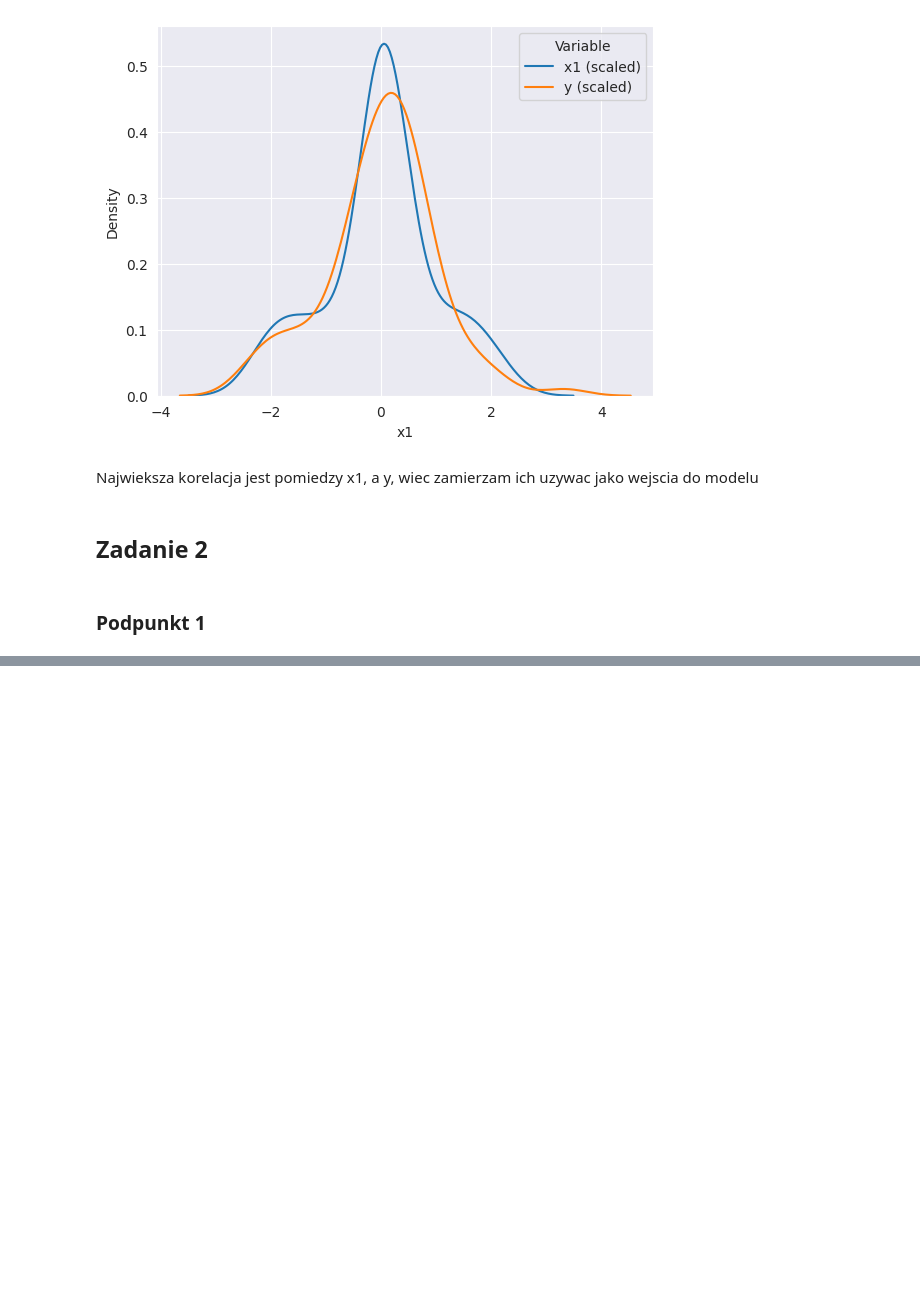
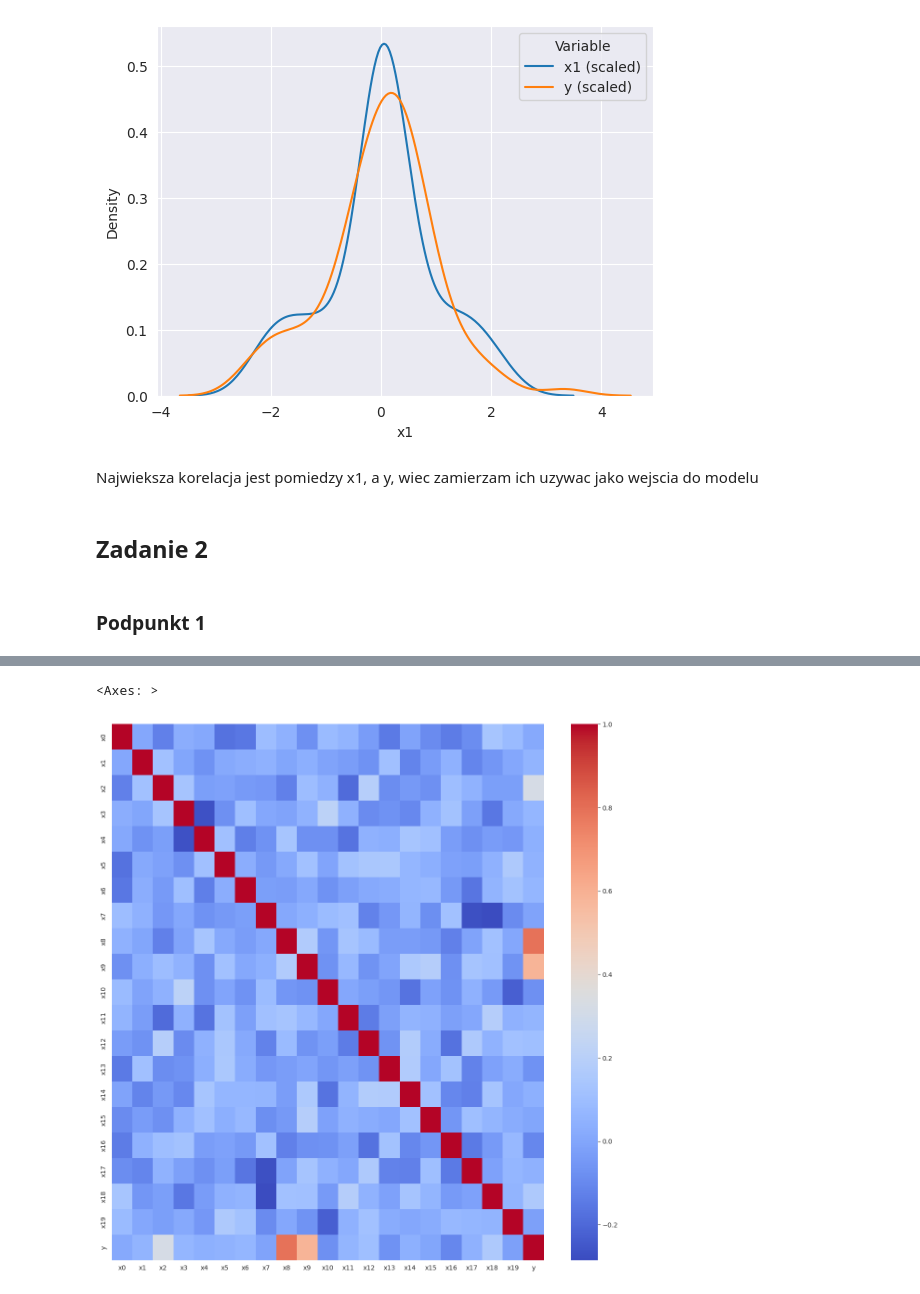
Before and after one commit to rektyyy/Artificial-Intelligence, a Jupyter notebook: ML/exercises/2/Assignment_2.ipynb, the cells around one changed output, grey strips where cells are left out. Drawn from its saved outputs; the diff is of its cells as text; code cells hidden in the pictures; blank space fills up the shorter version.

```diff
--- a/ML/exercises/2/Assignment_2.ipynb
+++ b/ML/exercises/2/Assignment_2.ipynb
@@ -87,0 +205,2 @@ Tak, przy kilku modelach podzialby wygladal identycznie. Wazne jedynie do trenow
+# %%
+df4 = pd.read_csv('data4.csv')
@@ -87,0 +223,6 @@ Tak, przy kilku modelach podzialby wygladal identycznie. Wazne jedynie do trenow
+# %%
+plt.figure(figsize=(15,15))
+sns.heatmap(df4.corr(), cmap="coolwarm")
+# %% [output]
+<Axes: >
+[figure, added]
```
Also changed, not shown: parts of 53 cells of this notebook.
